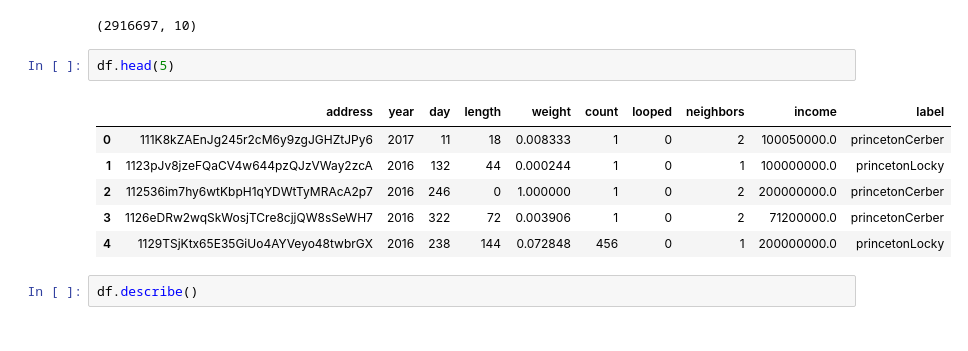
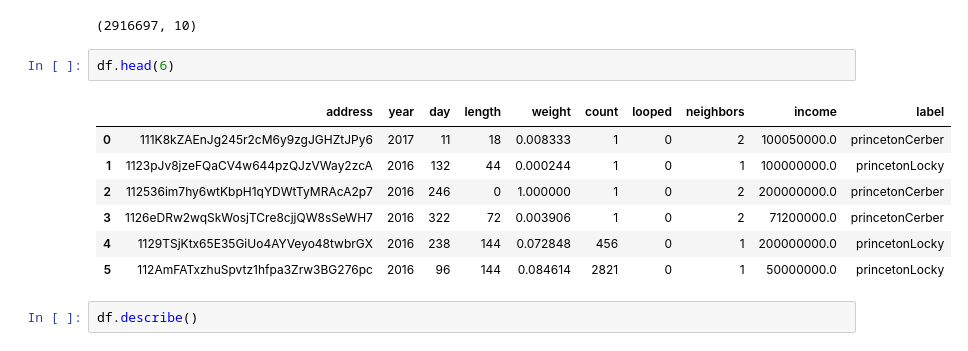
Before and after one commit to thisissudeep/crypto-safety-bot, a Jupyter notebook: crpto_heist_model_training.ipynb, the cells around one changed output. Cells and saved outputs as stored; diff of their text form.

```diff
--- a/train_model.ipynb
+++ b/crpto_heist_model_training.ipynb
@@ -22,14 +22,15 @@ df.shape
 # %% [output]
 (2916697, 10)
 # %%
-df.head(5)
+df.head(6)
 # %% [output]
 |  | address | year | day | length | weight | count | looped | neighbors | income | label |
 | 0 | 111K8kZAEnJg245r2cM6y9zgJGHZtJPy6 | 2017 | 11 | 18 | 0.008333 | 1 | 0 | 2 | 100050000.0 | princetonCerber |
 | 1 | 1123pJv8jzeFQaCV4w644pzQJzVWay2zcA | 2016 | 132 | 44 | 0.000244 | 1 | 0 | 1 | 100000000.0 | princetonLocky |
 | 2 | 112536im7hy6wtKbpH1qYDWtTyMRAcA2p7 | 2016 | 246 | 0 | 1.000000 | 1 | 0 | 2 | 200000000.0 | princetonCerber |
 | 3 | 1126eDRw2wqSkWosjTCre8cjjQW8sSeWH7 | 2016 | 322 | 72 | 0.003906 | 1 | 0 | 2 | 71200000.0 | princetonCerber |
 | 4 | 1129TSjKtx65E35GiUo4AYVeyo48twbrGX | 2016 | 238 | 144 | 0.072848 | 456 | 0 | 1 | 200000000.0 | princetonLocky |
+| 5 | 112AmFATxzhuSpvtz1hfpa3Zrw3BG276pc | 2016 | 96 | 144 | 0.084614 | 2821 | 0 | 1 | 50000000.0 | princetonLocky |
 # %%
 df.describe()
 # %% [output]
```
Also changed, not shown: parts of 31 cells of this notebook, 5 other files.
